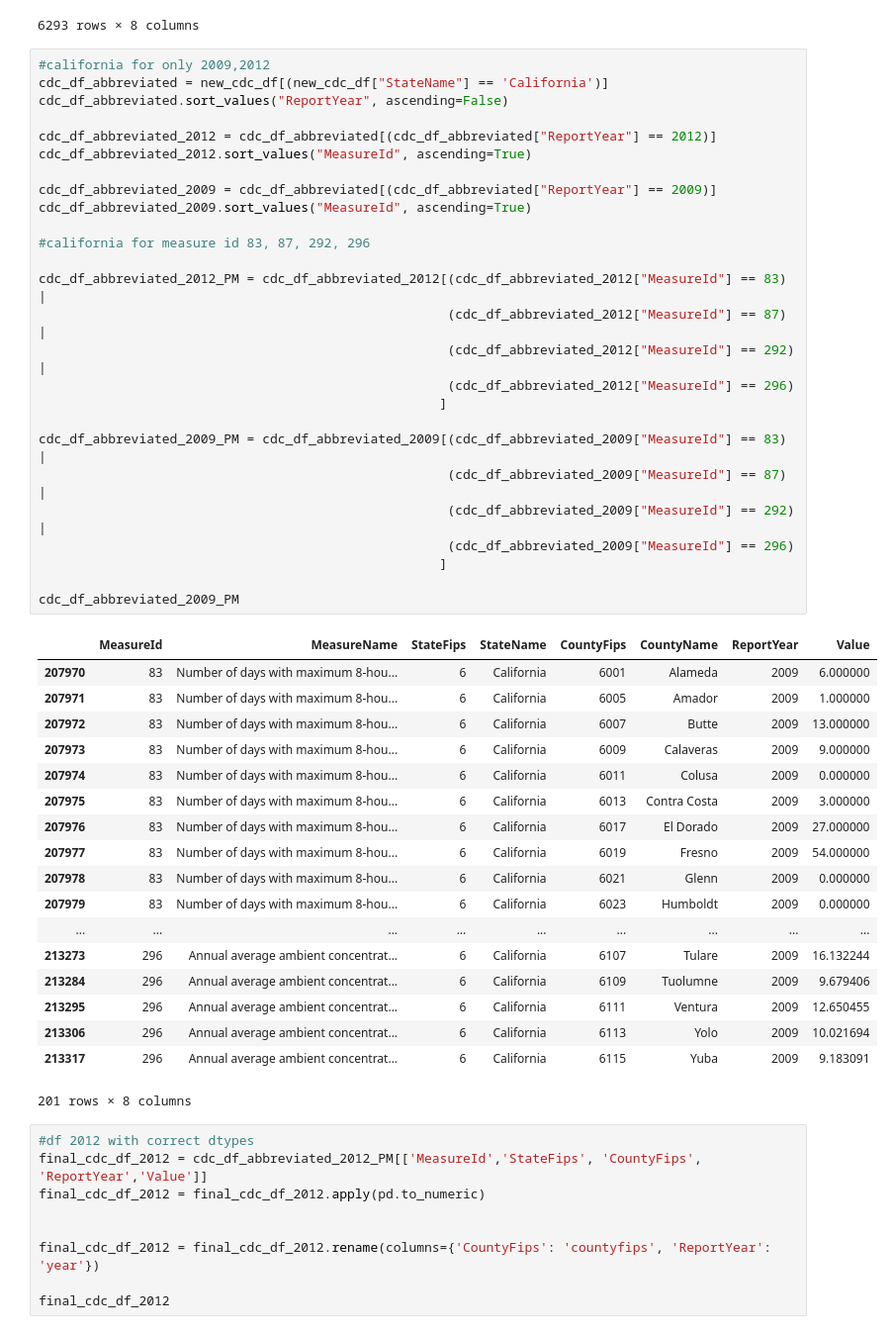
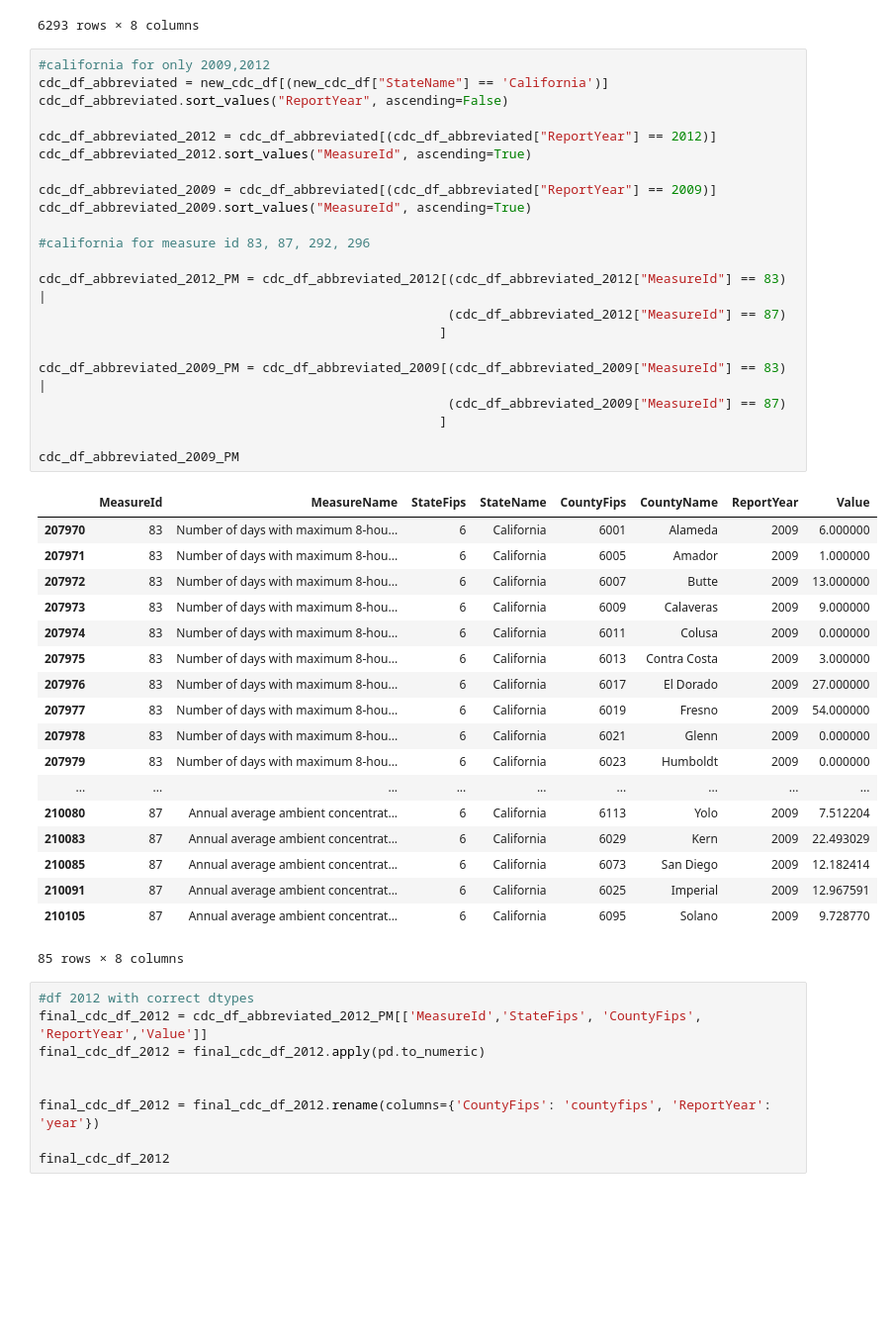
Before and after one commit to VanessaKnox/MVP-Solutions, a Jupyter notebook: masterprojectwork (asthma and ozone) .ipynb, the cells around one changed output. Shown: that part at 99% size. Drawn from its saved outputs; the diff is of its cells as text; blank space fills up the shorter version.

```diff
--- a/masterprojectwork (asthma and ozone) .ipynb
+++ b/masterprojectwork (asthma and ozone) .ipynb
@@ -272,45 +272,41 @@ cdc_df_abbreviated = new_cdc_df[(new_cdc_df["StateName"] == 'California')]
 cdc_df_abbreviated.sort_values("ReportYear", ascending=False)
 
 cdc_df_abbreviated_2012 = cdc_df_abbreviated[(cdc_df_abbreviated["ReportYear"] == 2012)]
 cdc_df_abbreviated_2012.sort_values("MeasureId", ascending=True)
 
 cdc_df_abbreviated_2009 = cdc_df_abbreviated[(cdc_df_abbreviated["ReportYear"] == 2009)]
 cdc_df_abbreviated_2009.sort_values("MeasureId", ascending=True)
 
 #california for measure id 83, 87, 292, 296
 
 cdc_df_abbreviated_2012_PM = cdc_df_abbreviated_2012[(cdc_df_abbreviated_2012["MeasureId"] == 83) |
-                                                     (cdc_df_abbreviated_2012["MeasureId"] == 87) |
-                                                     (cdc_df_abbreviated_2012["MeasureId"] == 292) |
-                                                     (cdc_df_abbreviated_2012["MeasureId"] == 296)
+                                                     (cdc_df_abbreviated_2012["MeasureId"] == 87)
                                                     ]
 
 cdc_df_abbreviated_2009_PM = cdc_df_abbreviated_2009[(cdc_df_abbreviated_2009["MeasureId"] == 83) |
-                                                     (cdc_df_abbreviated_2009["MeasureId"] == 87) |
-                                                     (cdc_df_abbreviated_2009["MeasureId"] == 292) |
-                                                     (cdc_df_abbreviated_2009["MeasureId"] == 296)
+                                                     (cdc_df_abbreviated_2009["MeasureId"] == 87)
                                                     ]
 
 cdc_df_abbreviated_2009_PM
 # %% [output]
 |  | MeasureId | MeasureName | StateFips | StateName | CountyFips | CountyName | ReportYear | Value |
 | 207970 | 83 | Number of days with maximum 8-hou... | 6 | California | 6001 | Alameda | 2009 | 6.000000 |
 | 207971 | 83 | Number of days with maximum 8-hou... | 6 | California | 6005 | Amador | 2009 | 1.000000 |
 | 207972 | 83 | Number of days with maximum 8-hou... | 6 | California | 6007 | Butte | 2009 | 13.000000 |
 | 207973 | 83 | Number of days with maximum 8-hou... | 6 | California | 6009 | Calaveras | 2009 | 9.000000 |
 | 207974 | 83 | Number of days with maximum 8-hou... | 6 | California | 6011 | Colusa | 2009 | 0.000000 |
 | 207975 | 83 | Number of days with maximum 8-hou... | 6 | California | 6013 | Contra Costa | 2009 | 3.000000 |
 | 207976 | 83 | Number of days with maximum 8-hou... | 6 | California | 6017 | El Dorado | 2009 | 27.000000 |
 | 207977 | 83 | Number of days with maximum 8-hou... | 6 | California | 6019 | Fresno | 2009 | 54.000000 |
 | 207978 | 83 | Number of days with maximum 8-hou... | 6 | California | 6021 | Glenn | 2009 | 0.000000 |
 | 207979 | 83 | Number of days with maximum 8-hou... | 6 | California | 6023 | Humboldt | 2009 | 0.000000 |
 | ... | ... | ... | ... | ... | ... | ... | ... | ... |
-| 213273 | 296 | Annual average ambient concentrat... | 6 | California | 6107 | Tulare | 2009 | 16.132244 |
-| 213284 | 296 | Annual average ambient concentrat... | 6 | California | 6109 | Tuolumne | 2009 | 9.679406 |
-| 213295 | 296 | Annual average ambient concentrat... | 6 | California | 6111 | Ventura | 2009 | 12.650455 |
-| 213306 | 296 | Annual average ambient concentrat... | 6 | California | 6113 | Yolo | 2009 | 10.021694 |
-| 213317 | 296 | Annual average ambient concentrat... | 6 | California | 6115 | Yuba | 2009 | 9.183091 |
+| 210080 | 87 | Annual average ambient concentrat... | 6 | California | 6113 | Yolo | 2009 | 7.512204 |
+| 210083 | 87 | Annual average ambient concentrat... | 6 | California | 6029 | Kern | 2009 | 22.493029 |
+| 210085 | 87 | Annual average ambient concentrat... | 6 | California | 6073 | San Diego | 2009 | 12.182414 |
+| 210091 | 87 | Annual average ambient concentrat... | 6 | California | 6025 | Imperial | 2009 | 12.967591 |
+| 210105 | 87 | Annual average ambient concentrat... | 6 | California | 6095 | Solano | 2009 | 9.728770 |
-201 rows × 8 columns
+85 rows × 8 columns
 # %%
 #df 2012 with correct dtypes
 final_cdc_df_2012 = cdc_df_abbreviated_2012_PM[['MeasureId','StateFips', 'CountyFips', 'ReportYear','Value']]
```
Also changed, not shown: parts of 3 cells of this notebook, 1 other file.
